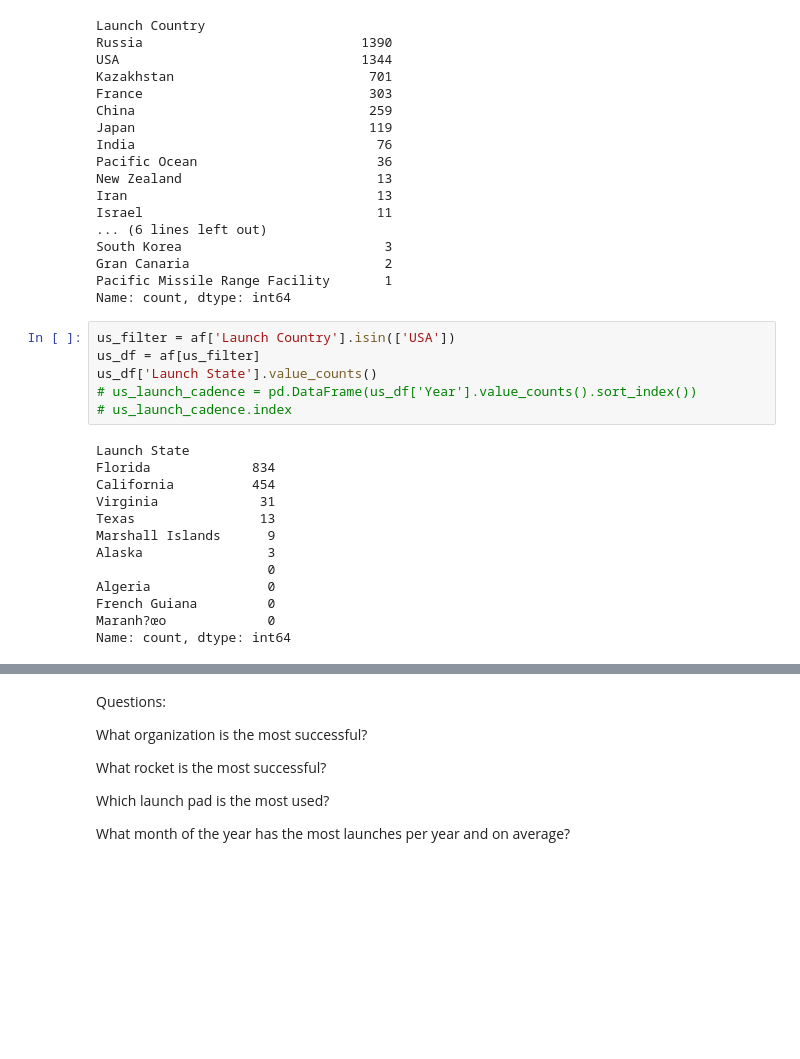
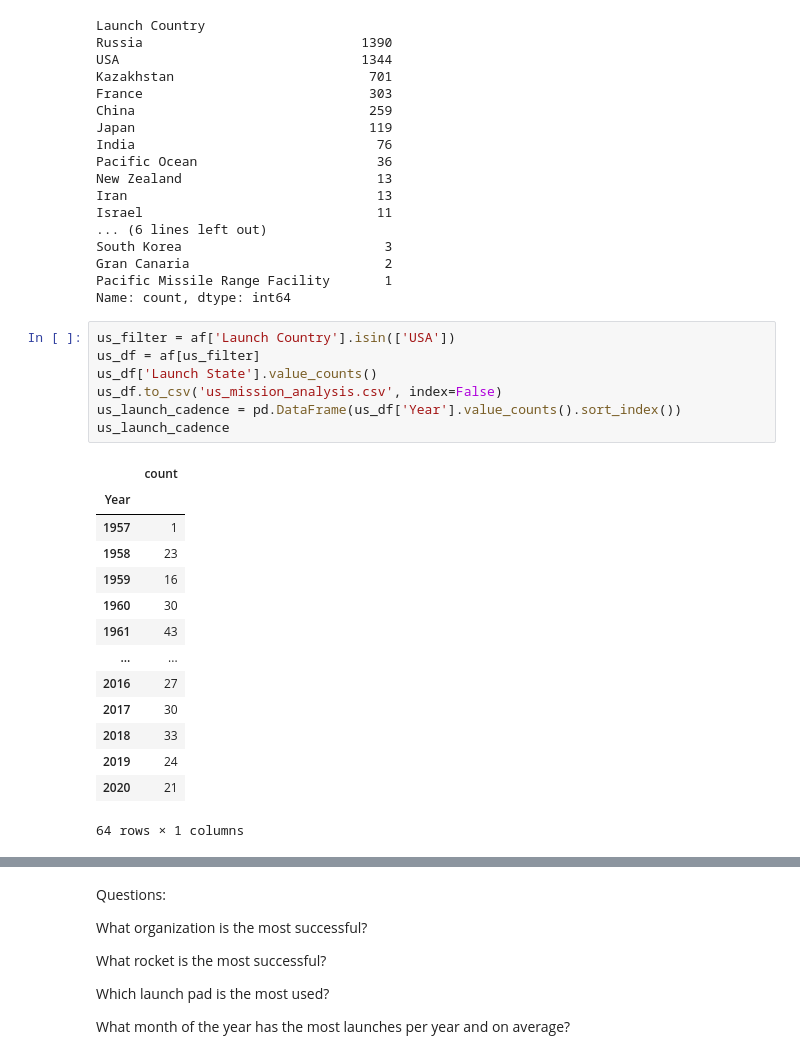
Before and after one commit to BenH30/Data_Science_Portfolio_Projects, a Jupyter notebook: main.ipynb, the cells around one changed output, grey strips where cells are left out. Cells and saved outputs as stored; diff of their text form; blank space fills up the shorter version.

```diff
--- a/main.ipynb
+++ b/main.ipynb
@@ -143,22 +146,25 @@ Name: count, dtype: int64
 # %%
 us_filter = af['Launch Country'].isin(['USA'])
 us_df = af[us_filter]
 us_df['Launch State'].value_counts()
-# us_launch_cadence = pd.DataFrame(us_df['Year'].value_counts().sort_index())
-# us_launch_cadence.index
+us_df.to_csv('us_mission_analysis.csv', index=False)
+us_launch_cadence = pd.DataFrame(us_df['Year'].value_counts().sort_index())
+us_launch_cadence
 # %% [output]
+|  | count |
+| Year |  |
+| 1957 | 1 |
+| 1958 | 23 |
+| 1959 | 16 |
+| 1960 | 30 |
+| 1961 | 43 |
+| ... | ... |
+| 2016 | 27 |
+| 2017 | 30 |
+| 2018 | 33 |
+| 2019 | 24 |
+| 2020 | 21 |
-Launch State
-Florida             834
-California          454
-Virginia             31
-Texas                13
-Marshall Islands      9
-Alaska                3
-                      0
-Algeria               0
-French Guiana         0
-Maranh?œo             0
-Name: count, dtype: int64
+64 rows × 1 columns
 # %%
 rs_filter = af['Launch Country'].isin(['Russia'])
 rs_df = af[rs_filter]
```
Also changed, not shown: parts of 7 cells of this notebook, 3 other files.
